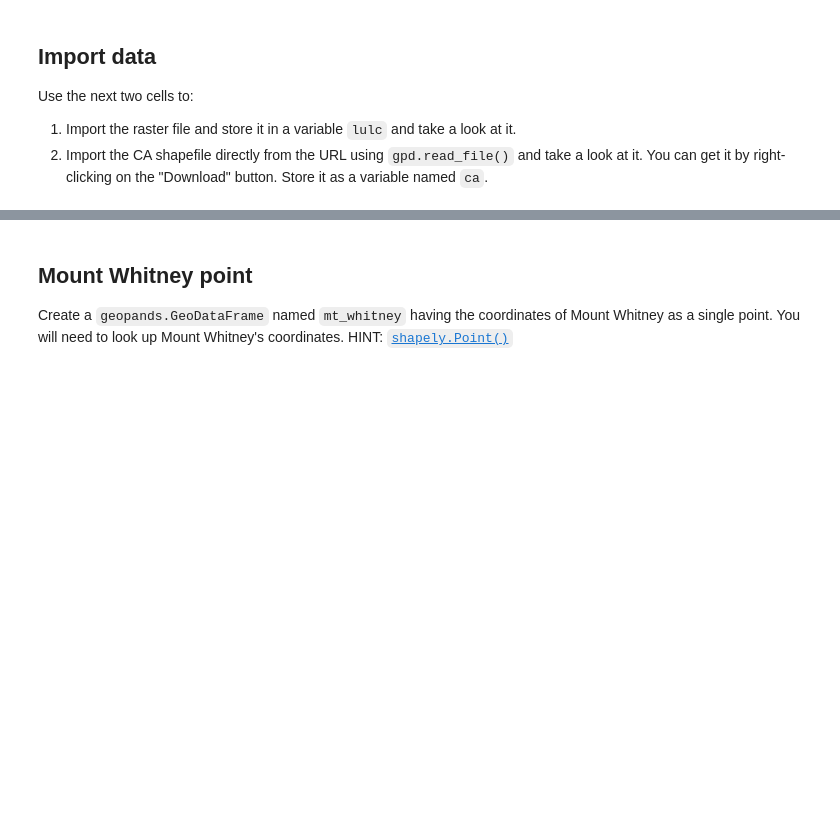
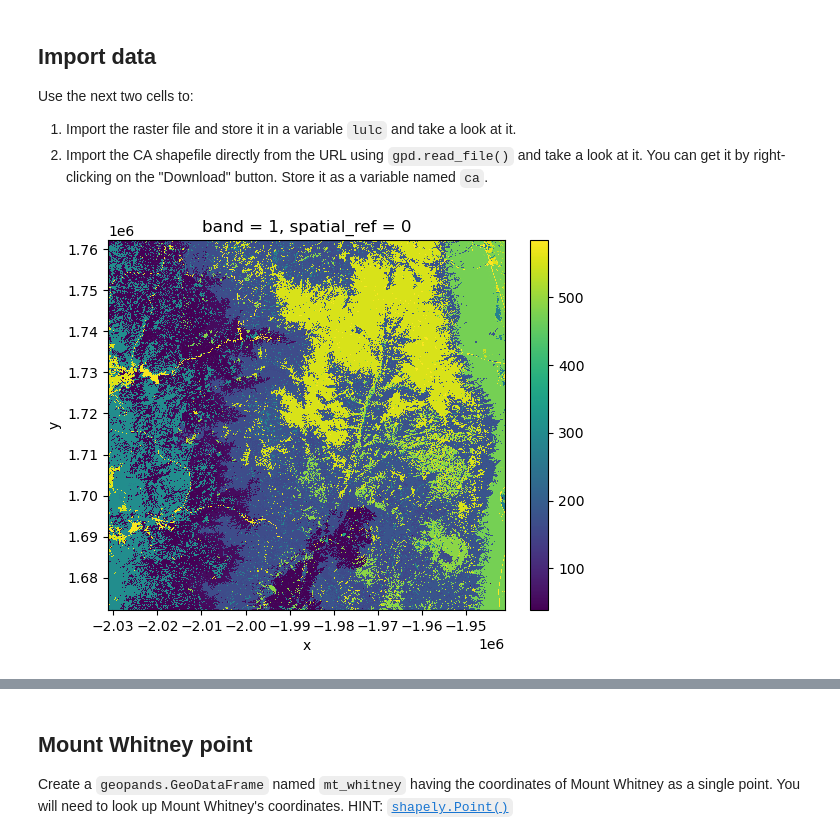
Before and after one commit to oksanaprotsukha/eds220-hwk-4, a Jupyter notebook: hwk4-task1-whitney-map.ipynb, the cells around one changed output, grey strips where cells are left out. Cells and saved outputs as stored; diff of their text form; code cells hidden in the pictures; blank space fills up the shorter version.

```diff
--- a/hwk4-task1-whitney-map.ipynb
+++ b/hwk4-task1-whitney-map.ipynb
@@ -68,5 +72,12 @@ Use the next two cells to:
 # %%
 # 1
 # read in raster file
-lulc = rioxr.open_rasterio('data/land_cover.tif')
-# lulc = rioxr.open_rasterio(os.path.join(os.getcwd(), 'data', 'alaska_perimeter','alaska_perimeter.shp'))
+lulc = rioxr.open_rasterio(os.path.join(os.getcwd(),'data','land_cover.tif'))
+
+# view imported data
+lulc.head()
+
+# plot lulc data
+_ = lulc.plot()
+# %% [output]
+[figure, added]
```
Also changed, not shown: parts of 7 cells of this notebook.
